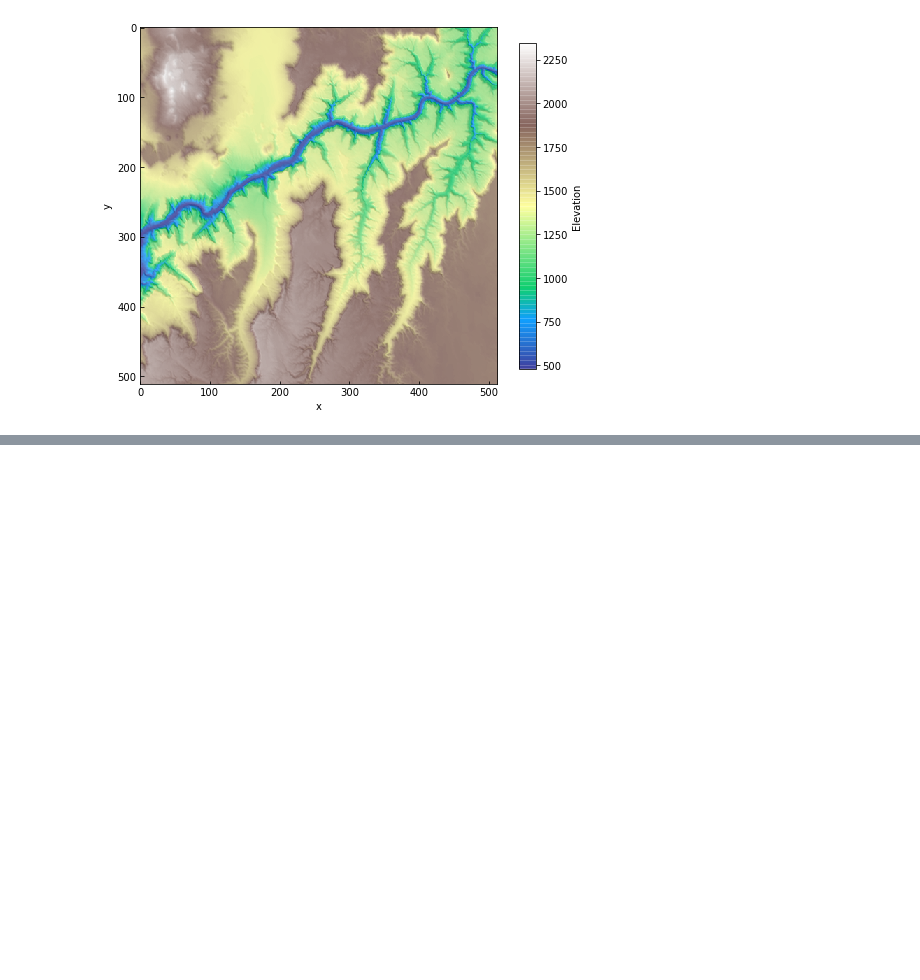
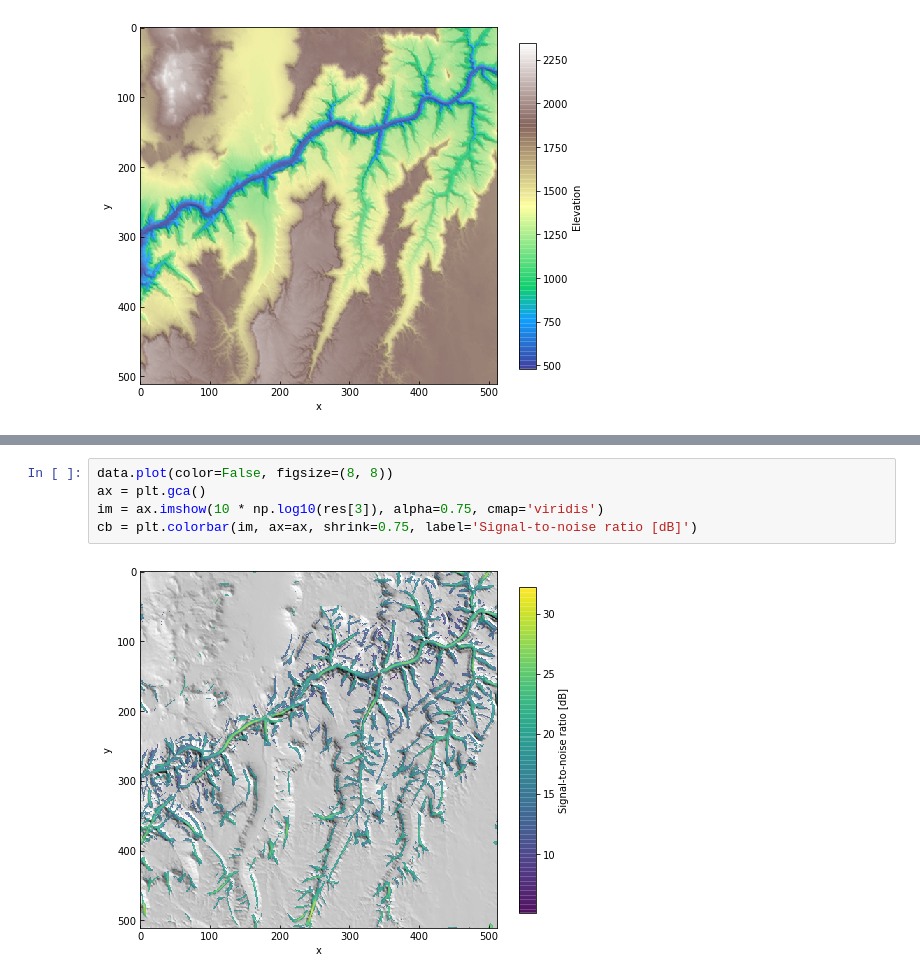
Before and after one commit to stgl/scarplet, a Jupyter notebook: docs/source/examples/channels.ipynb, the cells around one changed output, grey strips where cells are left out. Cells and saved outputs as stored; diff of their text form; blank space fills up the shorter version.

```diff
--- a/docs/source/examples/channels.ipynb
+++ b/docs/source/examples/channels.ipynb
@@ -27,0 +52,7 @@ sl.plot_results(data, res, figsize=(8,8))
+# %%
+data.plot(color=False, figsize=(8, 8))
+ax = plt.gca()
+im = ax.imshow(10 * np.log10(res[3]), alpha=0.75, cmap='viridis')
+cb = plt.colorbar(im, ax=ax, shrink=0.75, label='Signal-to-noise ratio [dB]')
+# %% [output]
+[figure, added]
```
Also changed, not shown: parts of 9 cells of this notebook, 2 other files.
